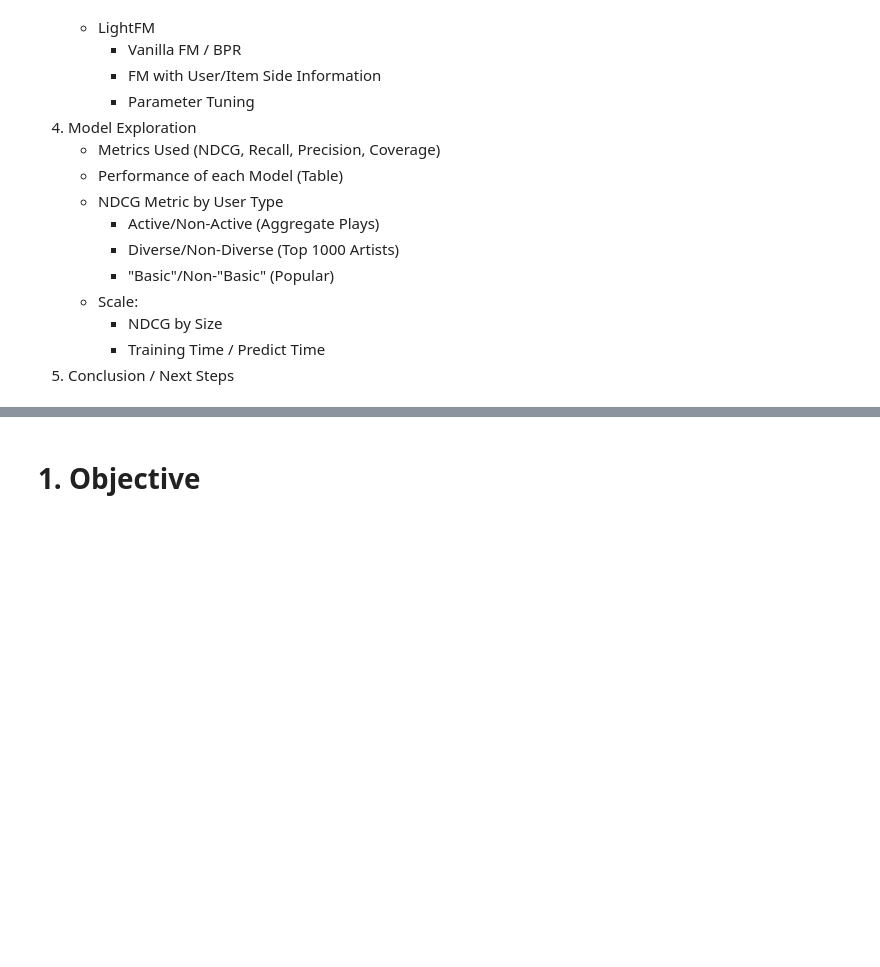
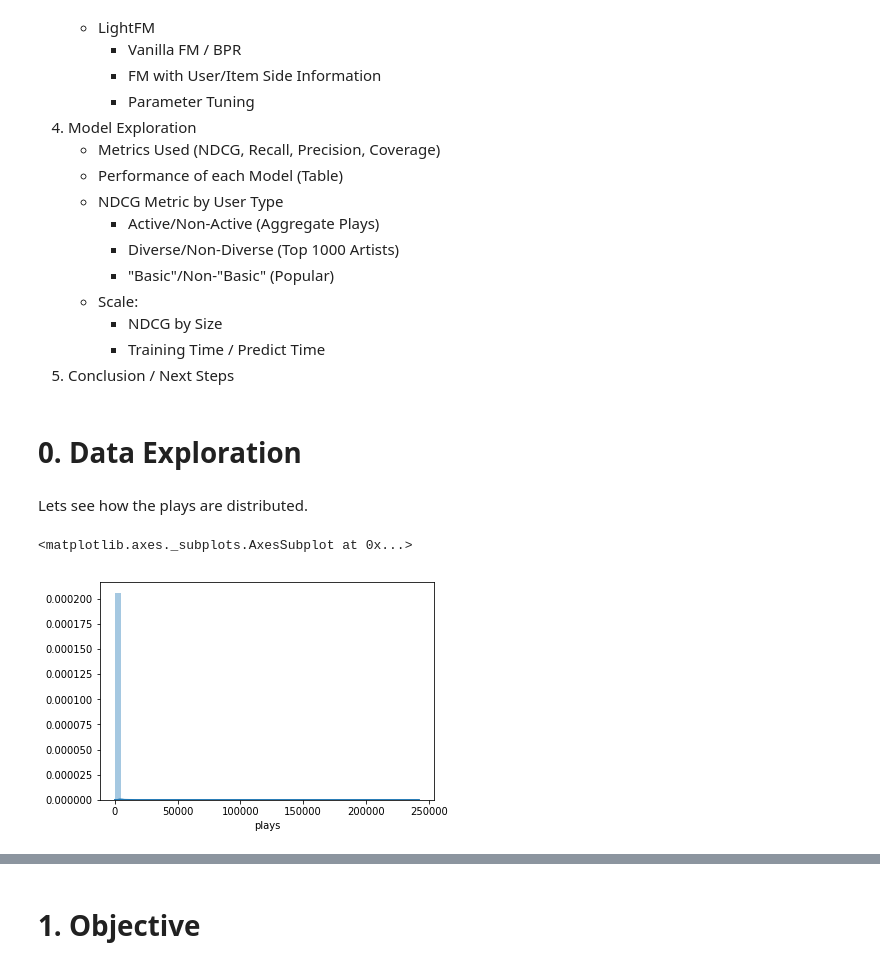
Before and after one commit to timjaya/lastfm, a Jupyter notebook: code/Main.ipynb, the cells around one changed output, grey strips where cells are left out. Drawn from its saved outputs; the diff is of its cells as text; code cells hidden in the pictures; blank space fills up the shorter version.

```diff
--- a/code/Main.ipynb
+++ b/code/Main.ipynb
@@ -31,3 +31,7 @@ The structure of the analysis will be as such:
         - NDCG by Size
         - Training Time / Predict Time
 6. Conclusion / Next Steps
+# %% [markdown]
+# 0. Data Exploration
+# %% [markdown]
+Lets see how the plays are distributed.
@@ -33,0 +41,5 @@ The structure of the analysis will be as such:
+# %%
+sns.distplot(df.plays)
+# %% [output]
+<matplotlib.axes._subplots.AxesSubplot at 0x...>
+[figure, added]
```
Also changed, not shown: parts of 18 cells of this notebook, 1 other file.
